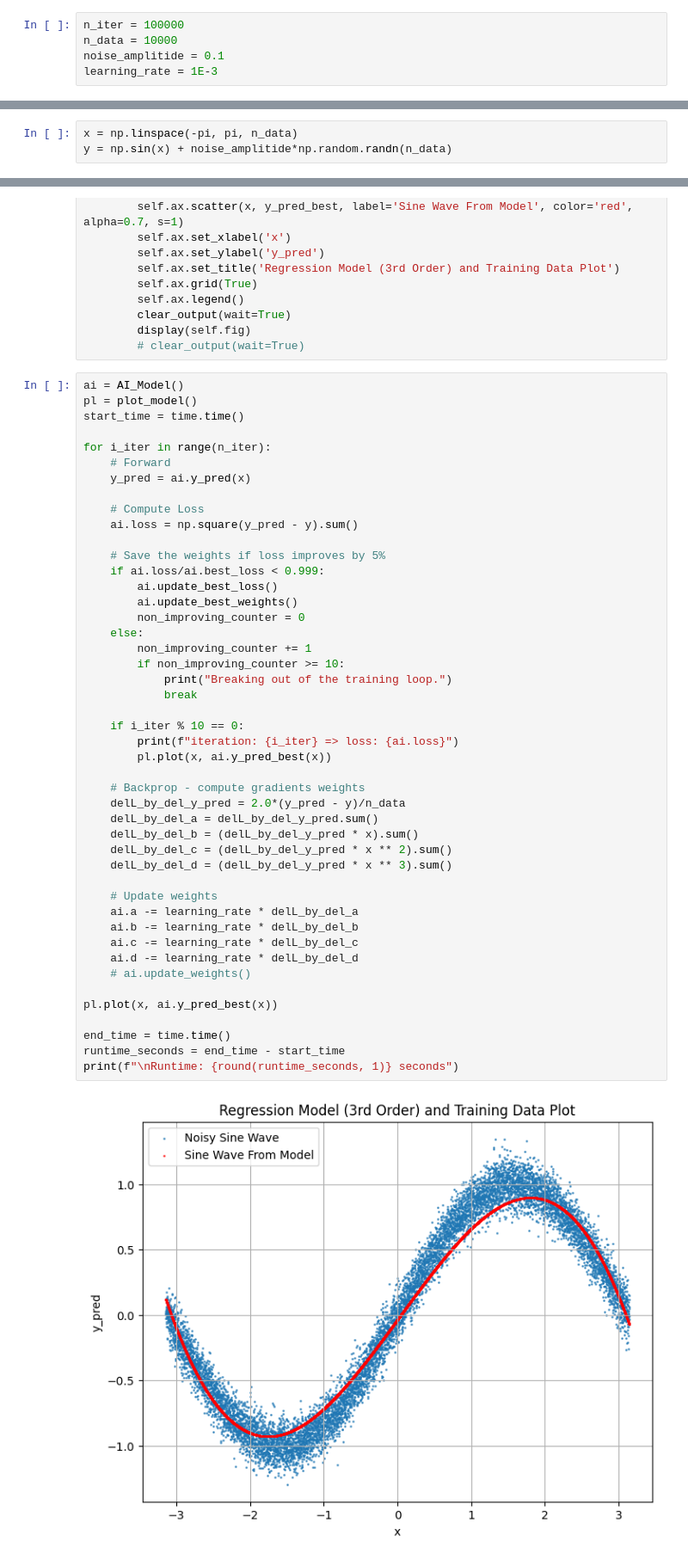
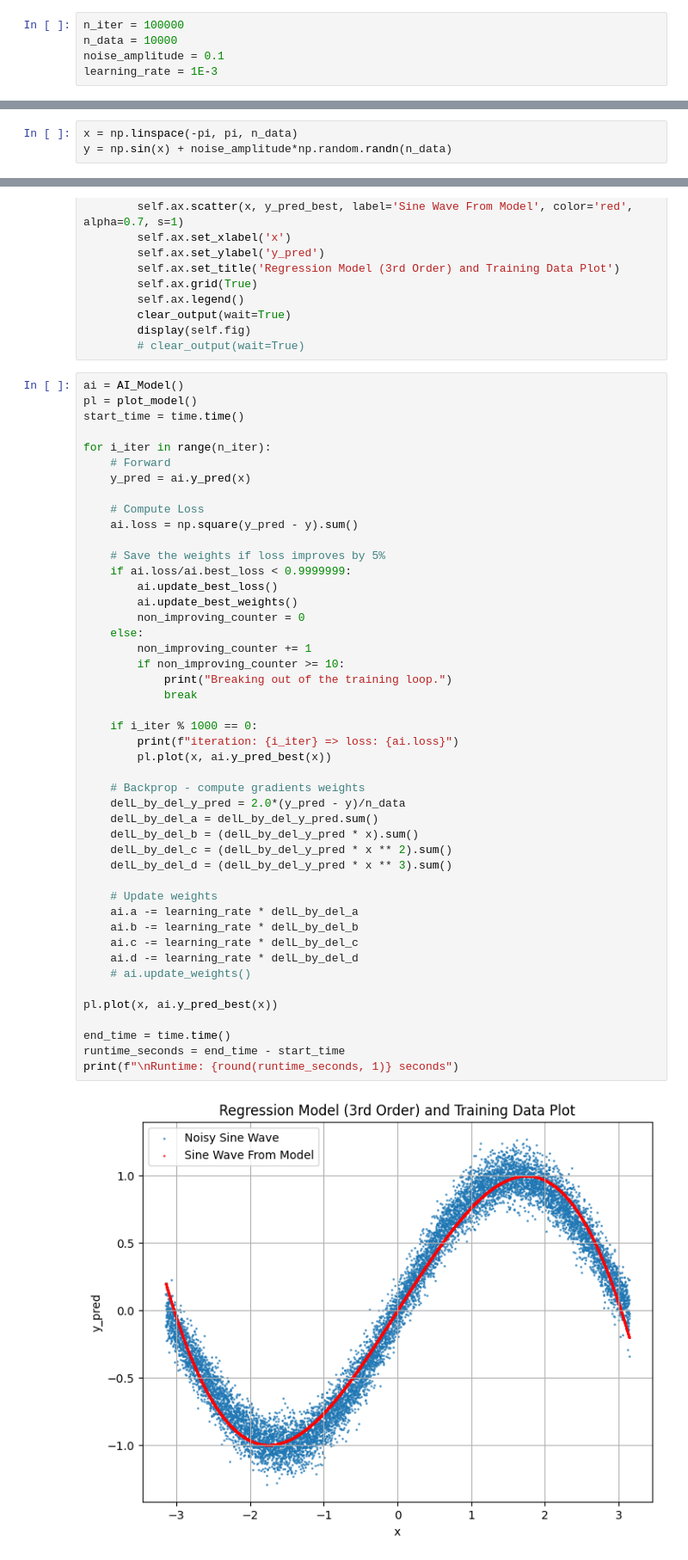
Before and after one commit to mechamind/Regression-Training-and-Visualization-using-Numpy, a Jupyter notebook: np_regression.ipynb, the cells around one changed output, grey strips where cells are left out. Shown at 86% size. Cells and saved outputs as stored; diff of their text form.

```diff
--- a/np_regression.ipynb
+++ b/np_regression.ipynb
@@ -11,13 +11,13 @@ User Input
 # %%
 n_iter = 100000
 n_data = 10000
-noise_amplitide = 0.1
+noise_amplitude = 0.1
 learning_rate = 1E-3
 # %% [markdown]
 Generatinging Training Data
 # %%
 x = np.linspace(-pi, pi, n_data)
-y = np.sin(x) + noise_amplitide*np.random.randn(n_data)
+y = np.sin(x) + noise_amplitude*np.random.randn(n_data)
 # %%
 plt.figure(figsize=(10, 6))
 plt.scatter(x, y, label='Noisy Sine Wave', alpha=0.7, s=1)
@@ -152,38 +150,38 @@ for i_iter in range(n_iter):
     ai.loss = np.square(y_pred - y).sum()
 
     # Save the weights if loss improves by 5%
-    if ai.loss/ai.best_loss < 0.999:
+    if ai.loss/ai.best_loss < 0.9999999:
         ai.update_best_loss()
         ai.update_best_weights()
         non_improving_counter = 0
     else:
         non_improving_counter += 1
         if non_improving_counter >= 10:
             print("Breaking out of the training loop.")
             break
 
-    if i_iter % 10 == 0:
+    if i_iter % 1000 == 0:
         print(f"iteration: {i_iter} => loss: {ai.loss}")
         pl.plot(x, ai.y_pred_best(x))
 
     # Backprop - compute gradients weights
     delL_by_del_y_pred = 2.0*(y_pred - y)/n_data
     delL_by_del_a = delL_by_del_y_pred.sum()
     delL_by_del_b = (delL_by_del_y_pred * x).sum()
     delL_by_del_c = (delL_by_del_y_pred * x ** 2).sum()
     delL_by_del_d = (delL_by_del_y_pred * x ** 3).sum()
 
     # Update weights
     ai.a -= learning_rate * delL_by_del_a
     ai.b -= learning_rate * delL_by_del_b
     ai.c -= learning_rate * delL_by_del_c
     ai.d -= learning_rate * delL_by_del_d
     # ai.update_weights()
 
 pl.plot(x, ai.y_pred_best(x))
 
 end_time = time.time()
 runtime_seconds = end_time - start_time
 print(f"\nRuntime: {round(runtime_seconds, 1)} seconds")
 # %% [output]
-[figure, old version]
+[figure, new version]
```
Also changed, not shown: parts of 2 cells of this notebook, 2 other files.
